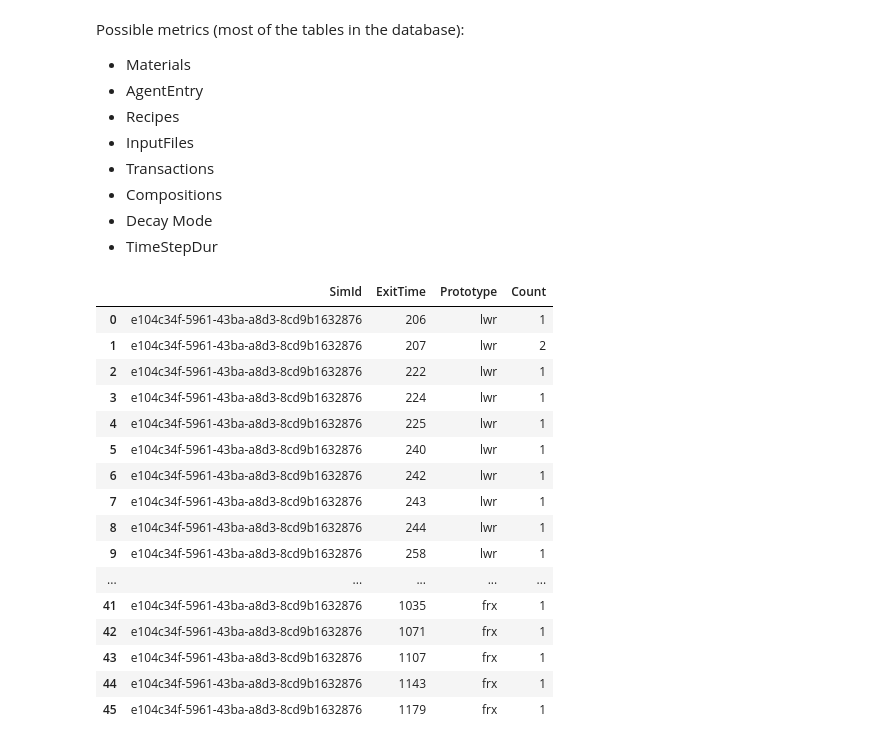
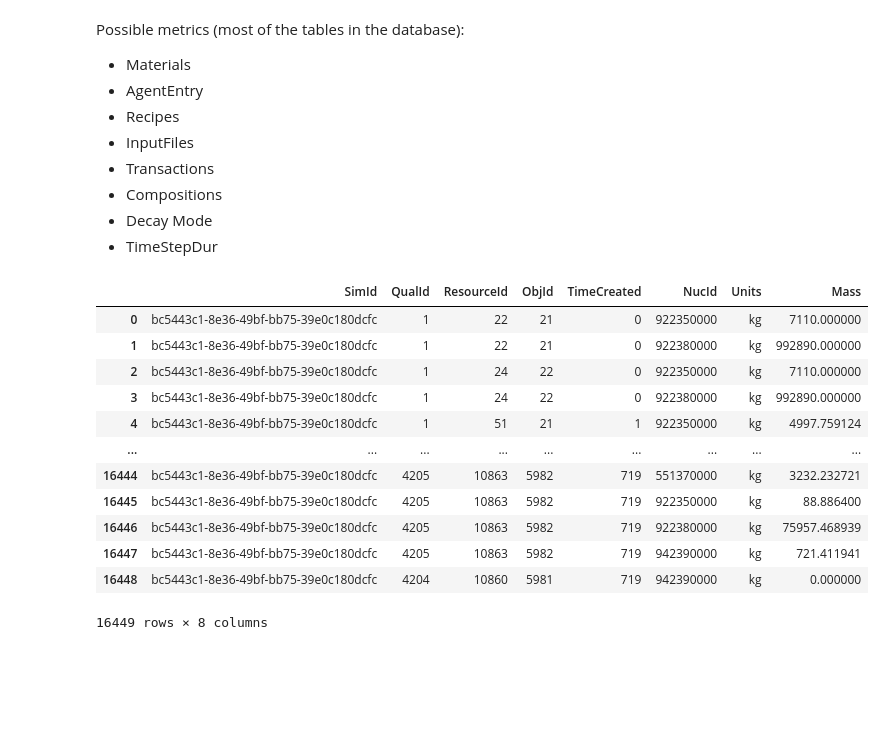
Before and after one commit to abachma2/toy_problems, a Jupyter notebook: cyclus_tutorial/Cymetric_Demo.ipynb, the cells around one changed output. Saved outputs shown, nothing was run; the diff lists cells and outputs as text; code cells hidden in the pictures; blank space fills up the shorter version.

```diff
--- a/cyclus_tutorial/Cymetric_Demo.ipynb
+++ b/cyclus_tutorial/Cymetric_Demo.ipynb
@@ -61,23 +78,20 @@ Possible metrics (most of the tables in the database):
 * Compositions
 * Decay Mode
 * TimeStepDur
-# %%
-decomm
-# %% [output]
-|  | SimId | ExitTime | Prototype | Count |
-| 0 | e104c34f-5961-43ba-a8d3-8cd9b1632876 | 206 | lwr | 1 |
-| 1 | e104c34f-5961-43ba-a8d3-8cd9b1632876 | 207 | lwr | 2 |
-| 2 | e104c34f-5961-43ba-a8d3-8cd9b1632876 | 222 | lwr | 1 |
-| 3 | e104c34f-5961-43ba-a8d3-8cd9b1632876 | 224 | lwr | 1 |
-| 4 | e104c34f-5961-43ba-a8d3-8cd9b1632876 | 225 | lwr | 1 |
-| 5 | e104c34f-5961-43ba-a8d3-8cd9b1632876 | 240 | lwr | 1 |
-| 6 | e104c34f-5961-43ba-a8d3-8cd9b1632876 | 242 | lwr | 1 |
-| 7 | e104c34f-5961-43ba-a8d3-8cd9b1632876 | 243 | lwr | 1 |
-| 8 | e104c34f-5961-43ba-a8d3-8cd9b1632876 | 244 | lwr | 1 |
-| 9 | e104c34f-5961-43ba-a8d3-8cd9b1632876 | 258 | lwr | 1 |
-| ... | ... | ... | ... | ... |
-| 41 | e104c34f-5961-43ba-a8d3-8cd9b1632876 | 1035 | frx | 1 |
-| 42 | e104c34f-5961-43ba-a8d3-8cd9b1632876 | 1071 | frx | 1 |
-| 43 | e104c34f-5961-43ba-a8d3-8cd9b1632876 | 1107 | frx | 1 |
-| 44 | e104c34f-5961-43ba-a8d3-8cd9b1632876 | 1143 | frx | 1 |
-| 45 | e104c34f-5961-43ba-a8d3-8cd9b1632876 | 1179 | frx | 1 |
+# %%
+db = cym.dbopen('output_recycle.sqlite')
+cym.eval('Materials',db)
+# %% [output]
+|  | SimId | QualId | ResourceId | ObjId | TimeCreated | NucId | Units | Mass |
+| 0 | bc5443c1-8e36-49bf-bb75-39e0c180dcfc | 1 | 22 | 21 | 0 | 922350000 | kg | 7110.000000 |
+| 1 | bc5443c1-8e36-49bf-bb75-39e0c180dcfc | 1 | 22 | 21 | 0 | 922380000 | kg | 992890.000000 |
+| 2 | bc5443c1-8e36-49bf-bb75-39e0c180dcfc | 1 | 24 | 22 | 0 | 922350000 | kg | 7110.000000 |
+| 3 | bc5443c1-8e36-49bf-bb75-39e0c180dcfc | 1 | 24 | 22 | 0 | 922380000 | kg | 992890.000000 |
+| 4 | bc5443c1-8e36-49bf-bb75-39e0c180dcfc | 1 | 51 | 21 | 1 | 922350000 | kg | 4997.759124 |
+| ... | ... | ... | ... | ... | ... | ... | ... | ... |
+| 16444 | bc5443c1-8e36-49bf-bb75-39e0c180dcfc | 4205 | 10863 | 5982 | 719 | 551370000 | kg | 3232.232721 |
+| 16445 | bc5443c1-8e36-49bf-bb75-39e0c180dcfc | 4205 | 10863 | 5982 | 719 | 922350000 | kg | 88.886400 |
+| 16446 | bc5443c1-8e36-49bf-bb75-39e0c180dcfc | 4205 | 10863 | 5982 | 719 | 922380000 | kg | 75957.468939 |
+| 16447 | bc5443c1-8e36-49bf-bb75-39e0c180dcfc | 4205 | 10863 | 5982 | 719 | 942390000 | kg | 721.411941 |
+| 16448 | bc5443c1-8e36-49bf-bb75-39e0c180dcfc | 4204 | 10860 | 5981 | 719 | 942390000 | kg | 0.000000 |
+16449 rows × 8 columns
```
Also changed, not shown: parts of 3 cells of this notebook, 4 other files.
